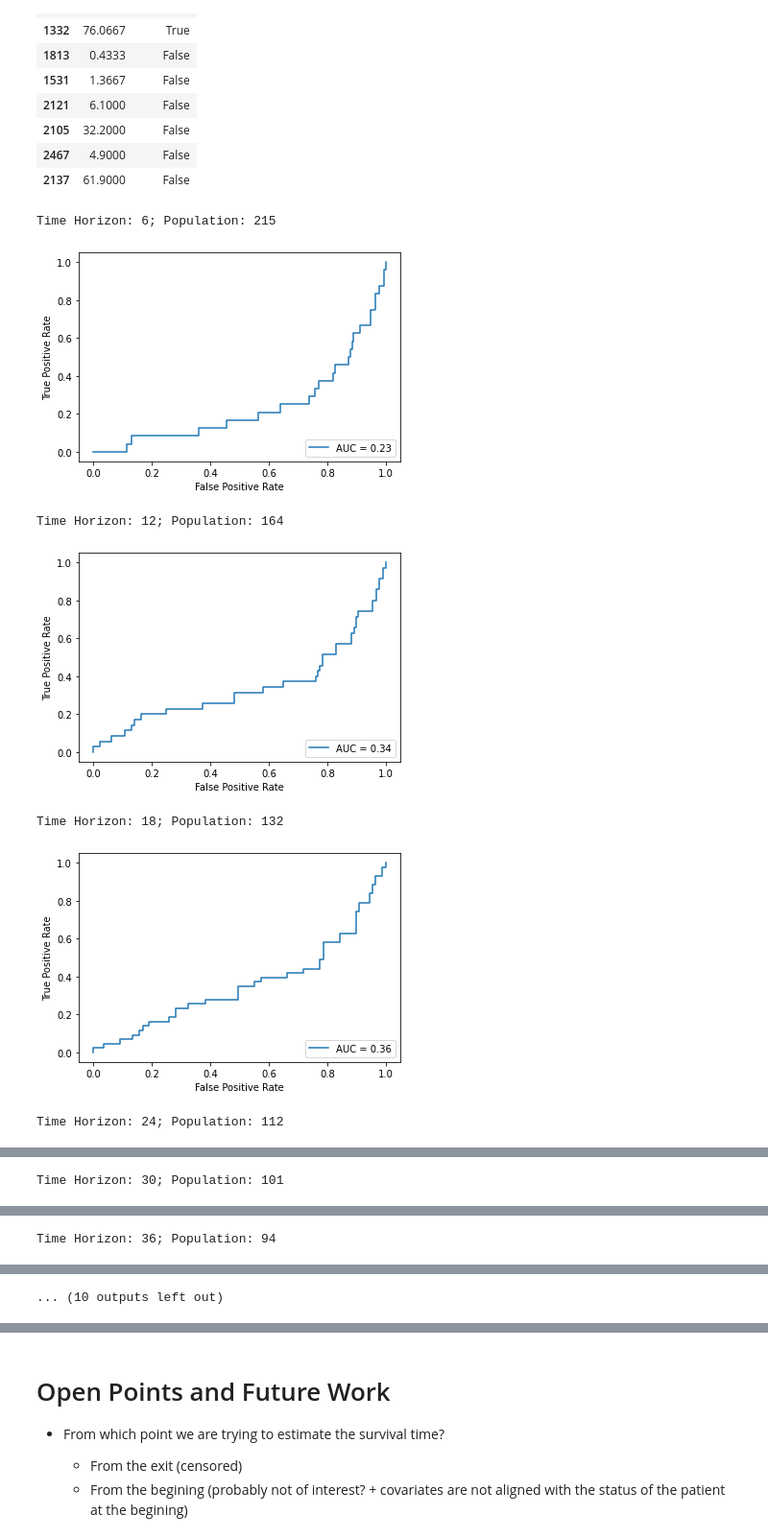
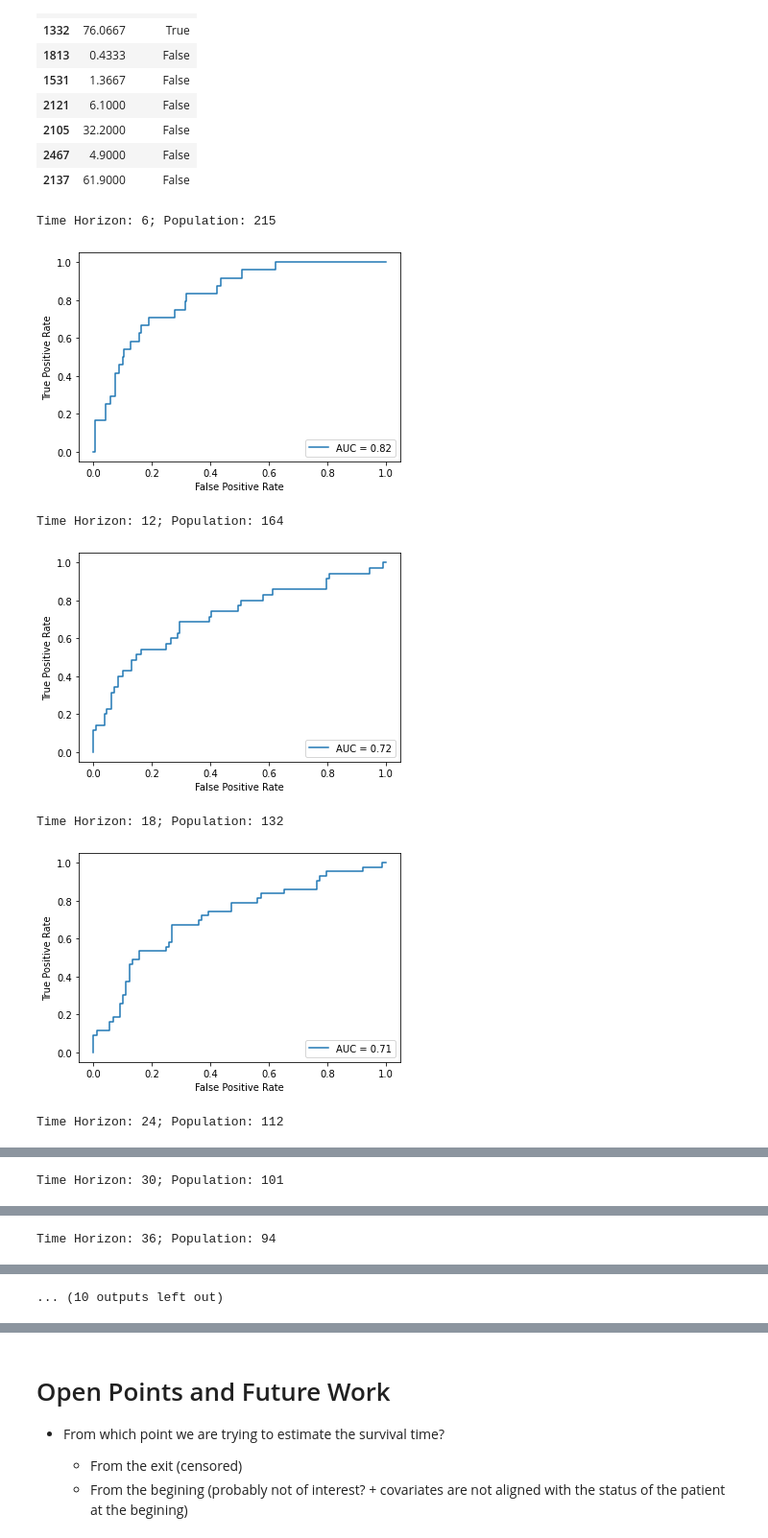
Before and after one commit to LIA-UniBo/Liver_transplant, a Jupyter notebook: Survival_Before_Transplant.ipynb, the cells around one changed output, grey strips where cells are left out. Shown: that part at 96% size. Cells and saved outputs as stored; diff of their text form; code cells hidden in the pictures.

```diff
--- a/Survival_Before_Transplant.ipynb
+++ b/Survival_Before_Transplant.ipynb
@@ -331,7 +331,7 @@ from sklearn.metrics import precision_recall_fscore_support, RocCurveDisplay, au
 logits = model.predict(X_test).ravel()
 p = 1 - expit(logits)
 #y_pred = nbinom.rvs(1, p, size=len(p), random_state=42)
-y_pred = 1 - nbinom.cdf(TIME_HORIZON, 1, p)
+y_pred = nbinom.cdf(TIME_HORIZON, 1, p)
 #y_pred = np.where(y_pred <= 60, 1, 0)
 
 fpr, tpr, thresholds = metrics.roc_curve(y_test['censored'], y_pred, pos_label=1)
@@ -372,37 +372,37 @@ horizons = np.arange(6, 70, 6)
 
 for h in horizons:
     X_test_h = X_test.copy()
     y_test_h = y_test.copy()
 
     for index, row in y_test_h.iterrows():
         if h >= row['WTL'] and row['censored'] == 1:
             # threshold higher or equal to TOS and patient deceased
             y_test_h.at[index, 'censored'] = 0
         elif h > row['WTL'] and row['censored'] == 0:
             # threshold higher than TOS and we do not know if the patient is alive or dead
             # therefore we drop the row
             y_test_h.drop(index, axis=0, inplace=True)
             X_test_h.drop(index, axis=0, inplace=True)
         elif h < row['WTL']:
             # patient is still alive
             y_test_h.at[index, 'censored'] = 1
 
     logits = model.predict(X_test_h).ravel()
     p = 1 - expit(logits)
     #y_pred = nbinom.rvs(1, p, size=len(p), random_state=42)
-    y_pred = 1 - nbinom.cdf(h, 1, p)
+    y_pred = nbinom.cdf(h, 1, p)
     #y_pred = np.where(y_pred <= 60, 1, 0)
 
     fpr, tpr, thresholds = metrics.roc_curve(~y_test_h['censored'], y_pred, pos_label=1)
 
     print('Time Horizon: ' + str(h) + '; Population: ' + str(len(y_test_h)))
     roc_display = RocCurveDisplay(fpr=fpr, tpr=tpr, roc_auc=auc(fpr, tpr)).plot()
     plt.show()
 # %% [output]
 Time Horizon: 6; Population: 215
-[figure, old version]
+[figure, new version]
 Time Horizon: 12; Population: 164
-[figure, old version]
+[figure, new version]
 Time Horizon: 18; Population: 132
-[figure, old version]
+[figure, new version]
 Time Horizon: 24; Population: 112
```
Also changed, not shown: parts of 7 cells of this notebook.
